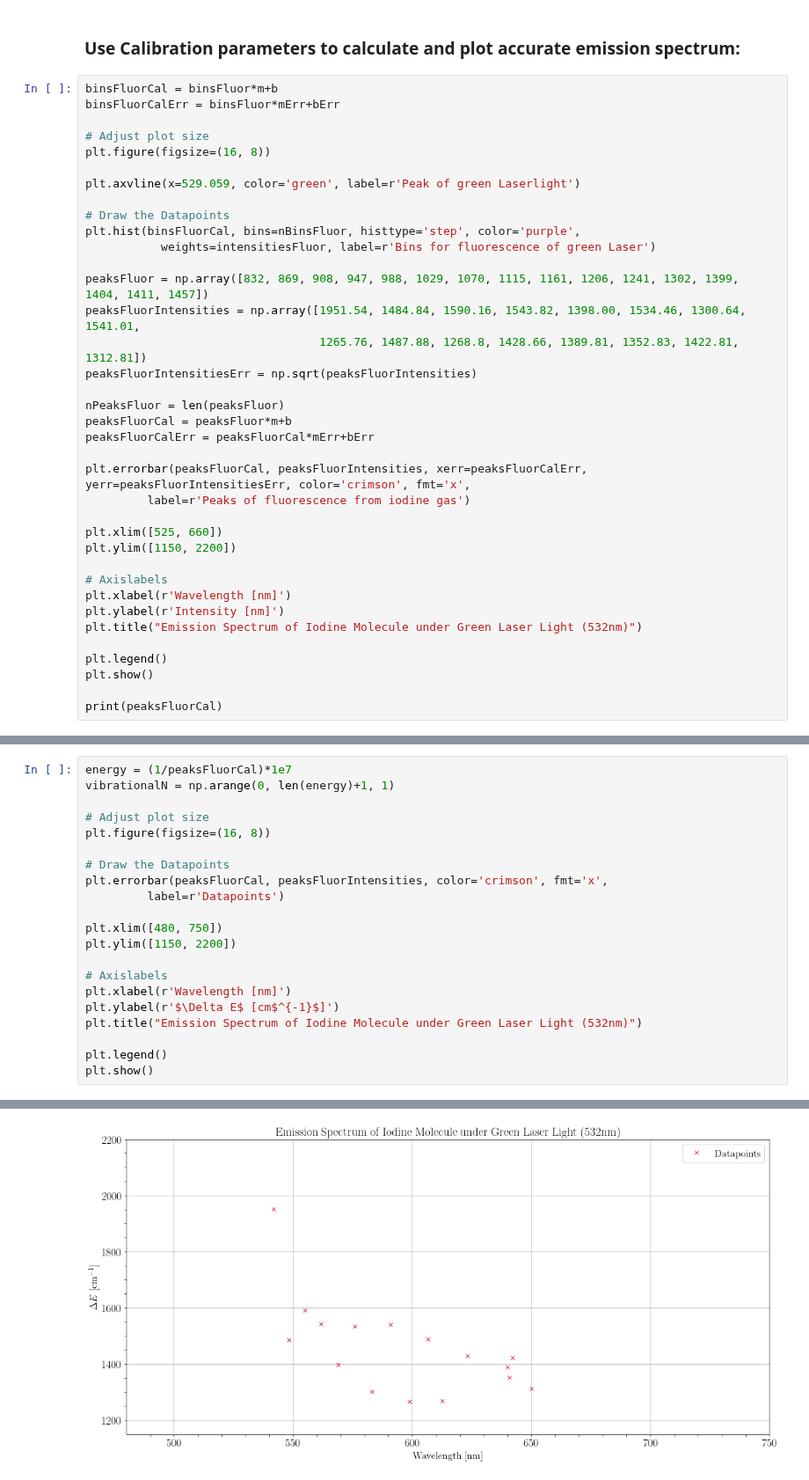
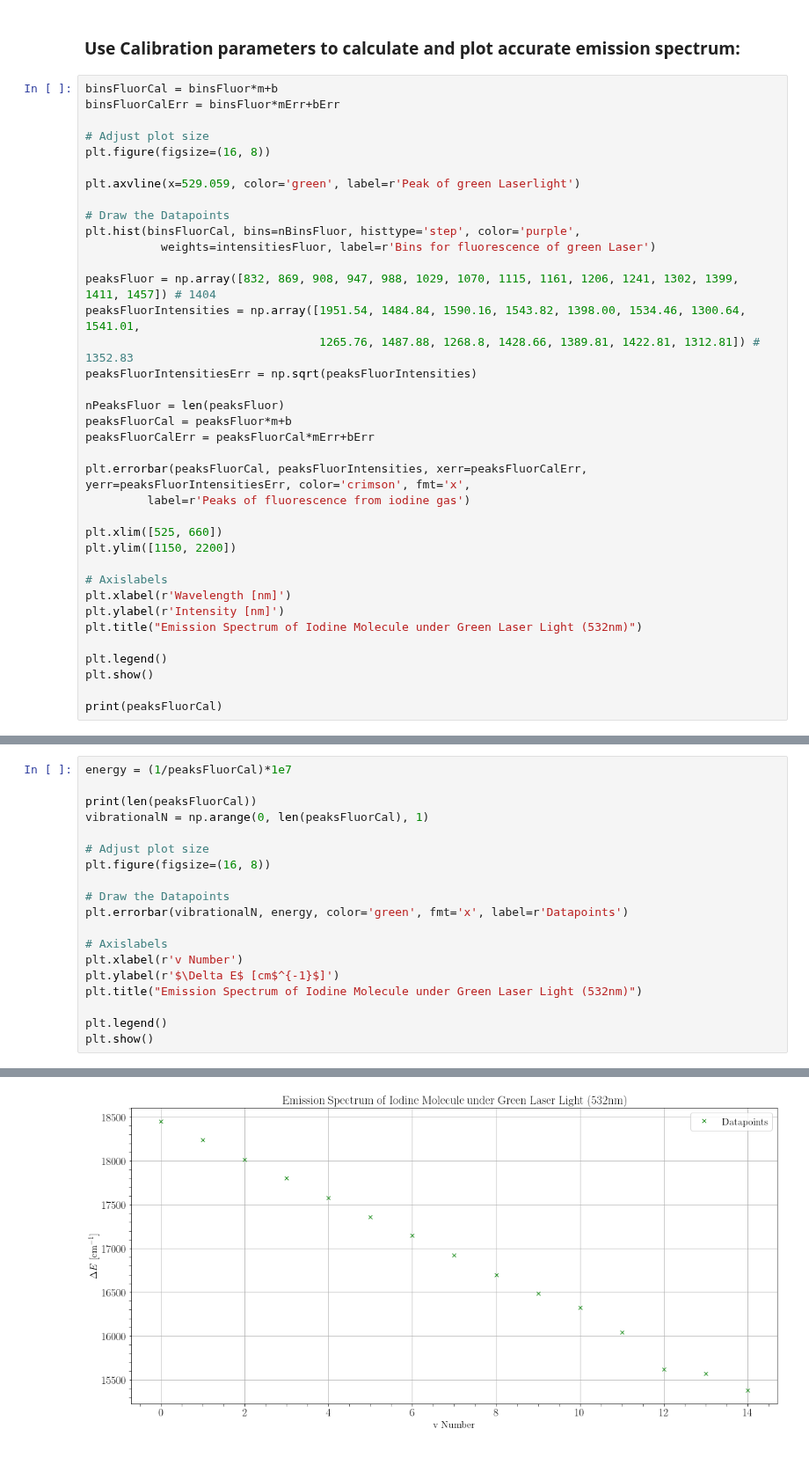
Before and after one commit to MayerPablo/FP, a Jupyter notebook: Jod/Jod.ipynb, the cells around one changed output, grey strips where cells are left out. Shown at 88% size. Saved outputs shown, nothing was run; the diff lists cells and outputs as text.

```diff
--- a/Jod/Jod.ipynb
+++ b/Jod/Jod.ipynb
@@ -329,9 +329,9 @@ plt.axvline(x=529.059, color='green', label=r'Peak of green Laserlight')
 plt.hist(binsFluorCal, bins=nBinsFluor, histtype='step', color='purple',
            weights=intensitiesFluor, label=r'Bins for fluorescence of green Laser')
 
-peaksFluor = np.array([832, 869, 908, 947, 988, 1029, 1070, 1115, 1161, 1206, 1241, 1302, 1399, 1404, 1411, 1457])
+peaksFluor = np.array([832, 869, 908, 947, 988, 1029, 1070, 1115, 1161, 1206, 1241, 1302, 1399, 1411, 1457]) # 1404
 peaksFluorIntensities = np.array([1951.54, 1484.84, 1590.16, 1543.82, 1398.00, 1534.46, 1300.64, 1541.01,
-                                  1265.76, 1487.88, 1268.8, 1428.66, 1389.81, 1352.83, 1422.81, 1312.81])
+                                  1265.76, 1487.88, 1268.8, 1428.66, 1389.81, 1422.81, 1312.81]) # 1352.83
 peaksFluorIntensitiesErr = np.sqrt(peaksFluorIntensities)
 
 nPeaksFluor = len(peaksFluor)
@@ -381,20 +380,18 @@ plt.show()
 [figure]
 # %%
 energy = (1/peaksFluorCal)*1e7
-vibrationalN = np.arange(0, len(energy)+1, 1)
+
+print(len(peaksFluorCal))
+vibrationalN = np.arange(0, len(peaksFluorCal), 1)
 
 # Adjust plot size
 plt.figure(figsize=(16, 8))
 
 # Draw the Datapoints
-plt.errorbar(peaksFluorCal, peaksFluorIntensities, color='crimson', fmt='x',
-         label=r'Datapoints')
-
-plt.xlim([480, 750])
-plt.ylim([1150, 2200])
+plt.errorbar(vibrationalN, energy, color='green', fmt='x', label=r'Datapoints')
 
 # Axislabels
-plt.xlabel(r'Wavelength [nm]')
+plt.xlabel(r'v Number')
 plt.ylabel(r'$\Delta E$ [cm$^{-1}$]')
 plt.title("Emission Spectrum of Iodine Molecule under Green Laser Light (532nm)")
 
@@ -404 +402 @@ plt.show()
-[figure, old version]
+[figure, new version]
```
Also changed, not shown: parts of 3 cells of this notebook.
